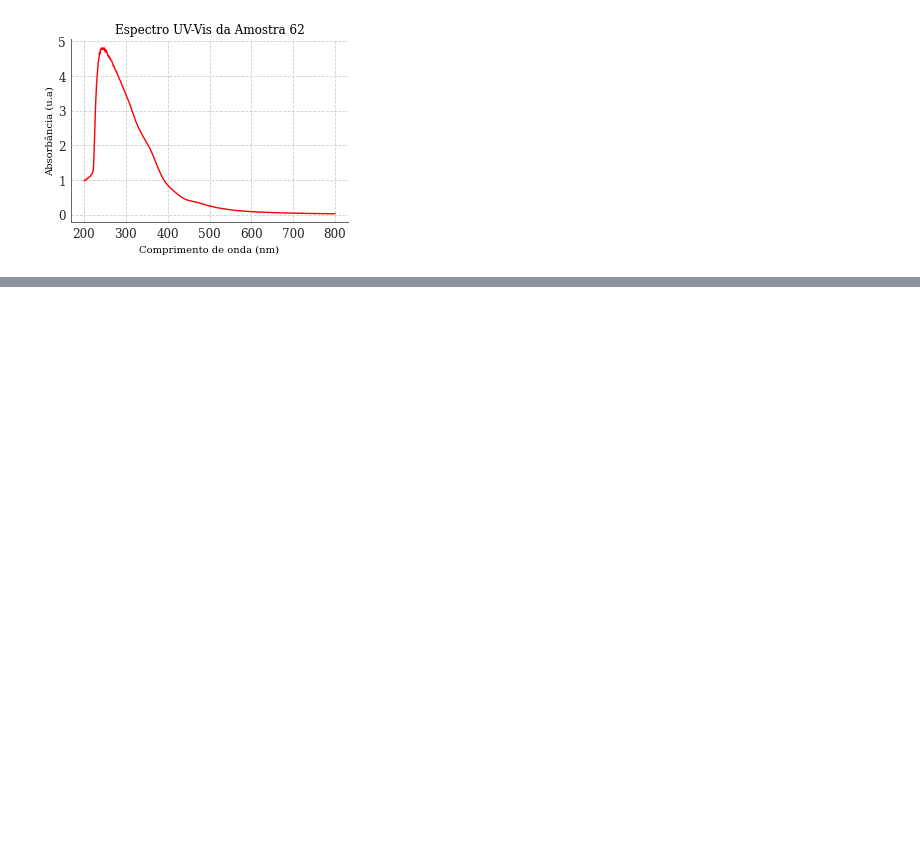
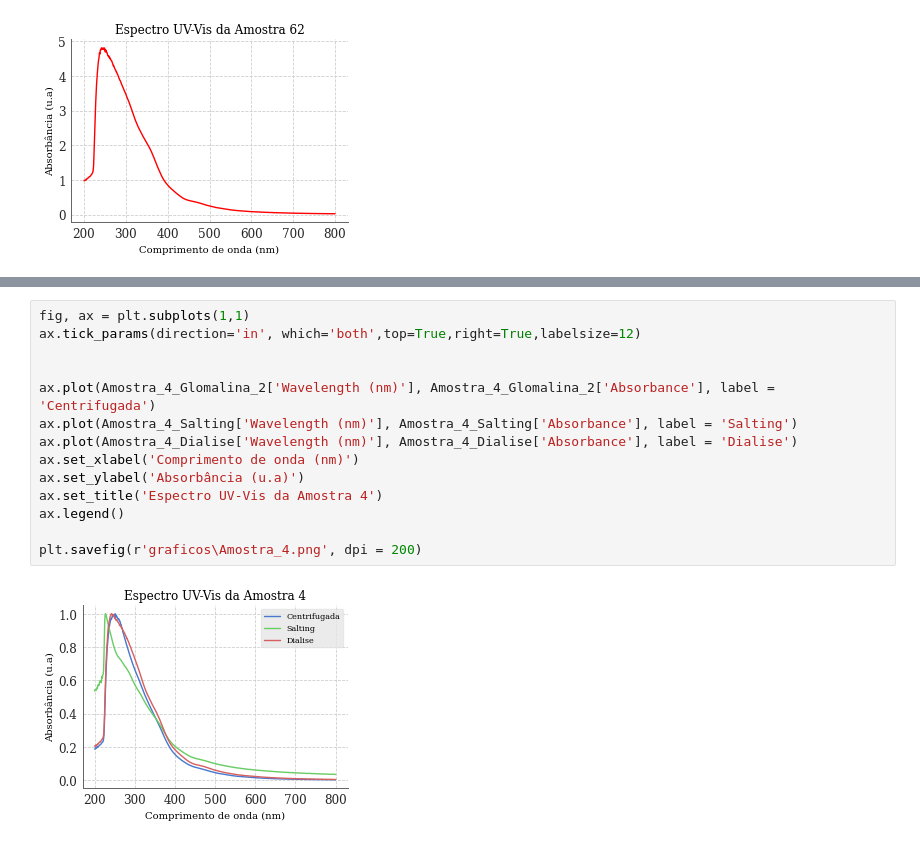
Before and after one commit to Karl-Marcos/dados_lab, a Jupyter notebook: UVVIS.ipynb, the cells around one changed output, grey strips where cells are left out. Drawn from its saved outputs; the diff is of its cells as text; blank space fills up the shorter version.

```diff
--- a/UVVIS.ipynb
+++ b/UVVIS.ipynb
@@ -55,0 +87,16 @@ plt.savefig(r'graficos\AM_62_UVVIS_BIM.png', dpi = 200)
+# %%
+fig, ax = plt.subplots(1,1)
+ax.tick_params(direction='in', which='both',top=True,right=True,labelsize=12)
+
+
+ax.plot(Amostra_4_Glomalina_2['Wavelength (nm)'], Amostra_4_Glomalina_2['Absorbance'], label = 'Centrifugada')
+ax.plot(Amostra_4_Salting['Wavelength (nm)'], Amostra_4_Salting['Absorbance'], label = 'Salting')
+ax.plot(Amostra_4_Dialise['Wavelength (nm)'], Amostra_4_Dialise['Absorbance'], label = 'Dialise')
+ax.set_xlabel('Comprimento de onda (nm)')
+ax.set_ylabel('Absorbância (u.a)')
+ax.set_title('Espectro UV-Vis da Amostra 4')
+ax.legend()
+
+plt.savefig(r'graficos\Amostra_4.png', dpi = 200)
+# %% [output]
+[figure, added]
```
Also changed, not shown: parts of 4 cells of this notebook, 15 other files.
